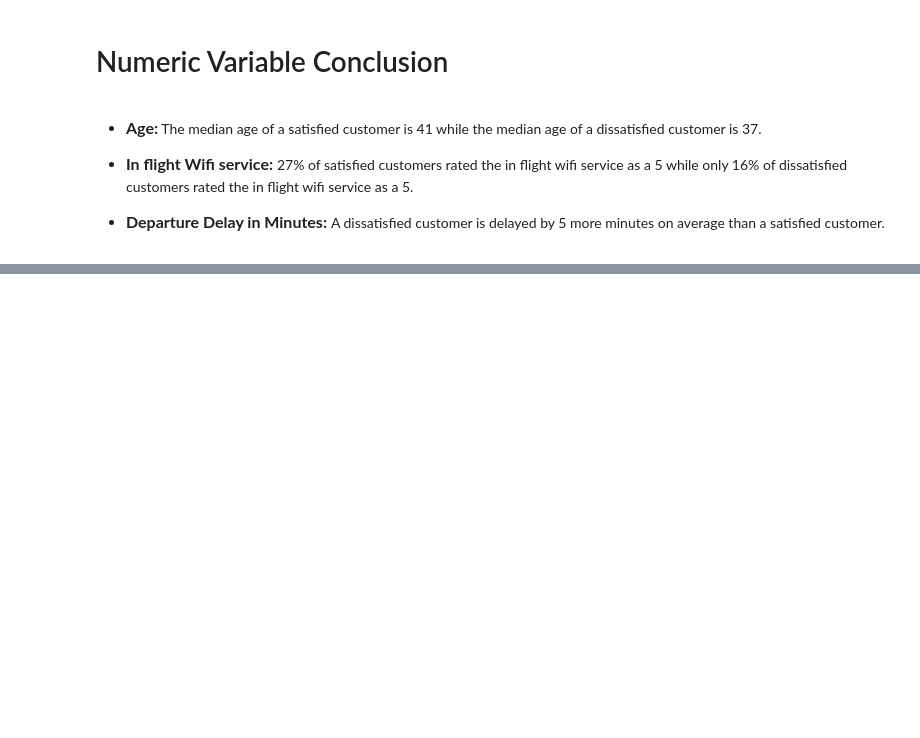
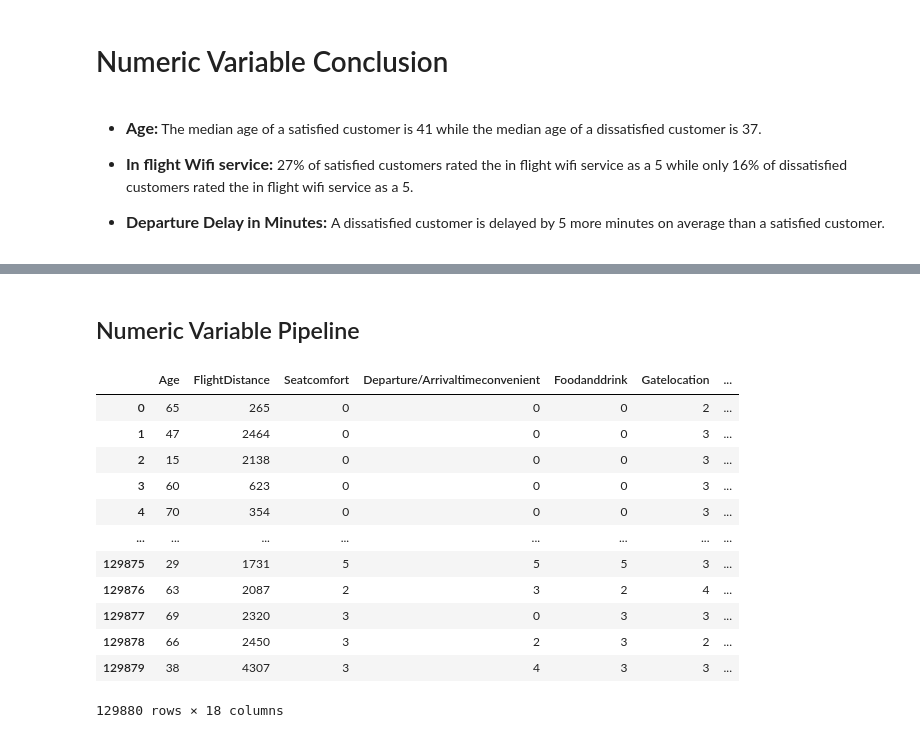
Before and after one commit to schlenkerc18/50-Weeks-50-Projects, a Jupyter notebook: Week 39/CustomerSatisfaction.ipynb, the cells around one changed output, grey strips where cells are left out. Cells and saved outputs as stored; diff of their text form; code cells hidden in the pictures; blank space fills up the shorter version.

```diff
--- a/Week 39/CustomerSatisfaction.ipynb
+++ b/Week 39/CustomerSatisfaction.ipynb
@@ -304,0 +416,18 @@ plt.show()
+# %% [markdown]
+## Numeric Variable Pipeline
+# %%
+df_num.drop(labels = ['satisfaction'], axis = 1)
+# %% [output]
+|  | Age | FlightDistance | Seatcomfort | Departure/Arrivaltimeconvenient | Foodanddrink | Gatelocation | ... |
+| 0 | 65 | 265 | 0 | 0 | 0 | 2 | ... |
+| 1 | 47 | 2464 | 0 | 0 | 0 | 3 | ... |
+| 2 | 15 | 2138 | 0 | 0 | 0 | 3 | ... |
+| 3 | 60 | 623 | 0 | 0 | 0 | 3 | ... |
+| 4 | 70 | 354 | 0 | 0 | 0 | 3 | ... |
+| ... | ... | ... | ... | ... | ... | ... | ... |
+| 129875 | 29 | 1731 | 5 | 5 | 5 | 3 | ... |
+| 129876 | 63 | 2087 | 2 | 3 | 2 | 4 | ... |
+| 129877 | 69 | 2320 | 3 | 0 | 3 | 3 | ... |
+| 129878 | 66 | 2450 | 3 | 2 | 3 | 2 | ... |
+| 129879 | 38 | 4307 | 3 | 4 | 3 | 3 | ... |
+129880 rows × 18 columns
```
Also changed, not shown: parts of 25 cells of this notebook.
